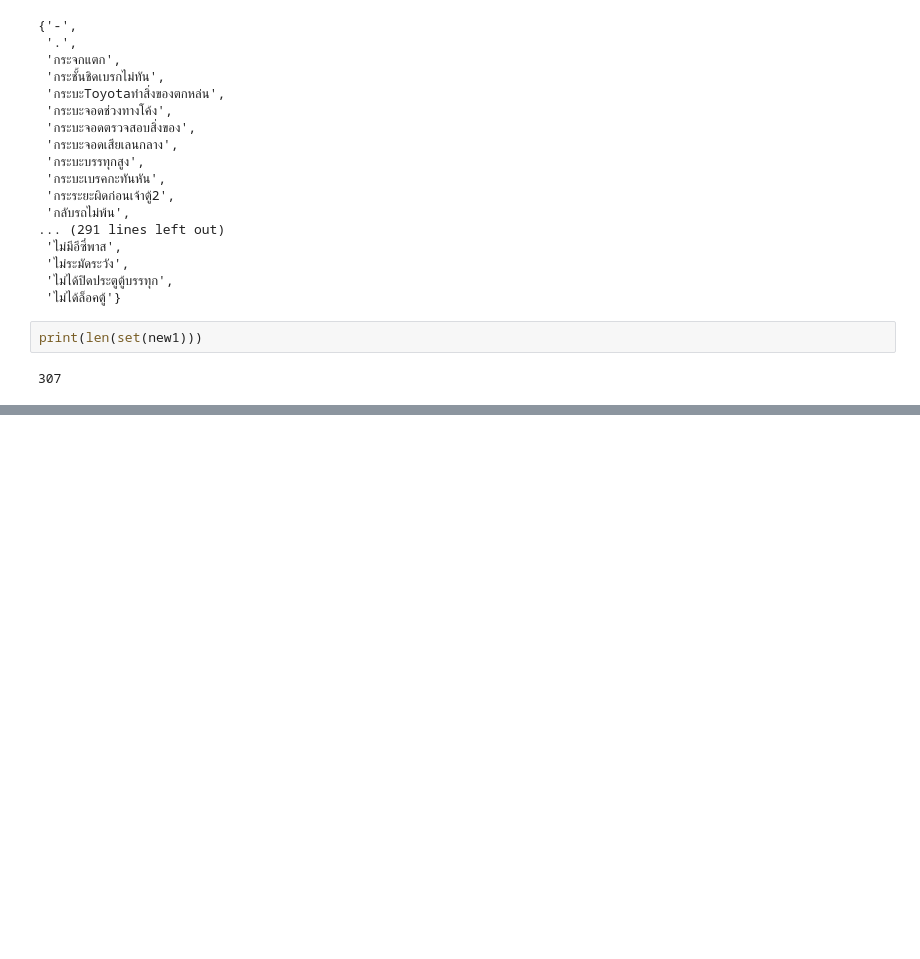
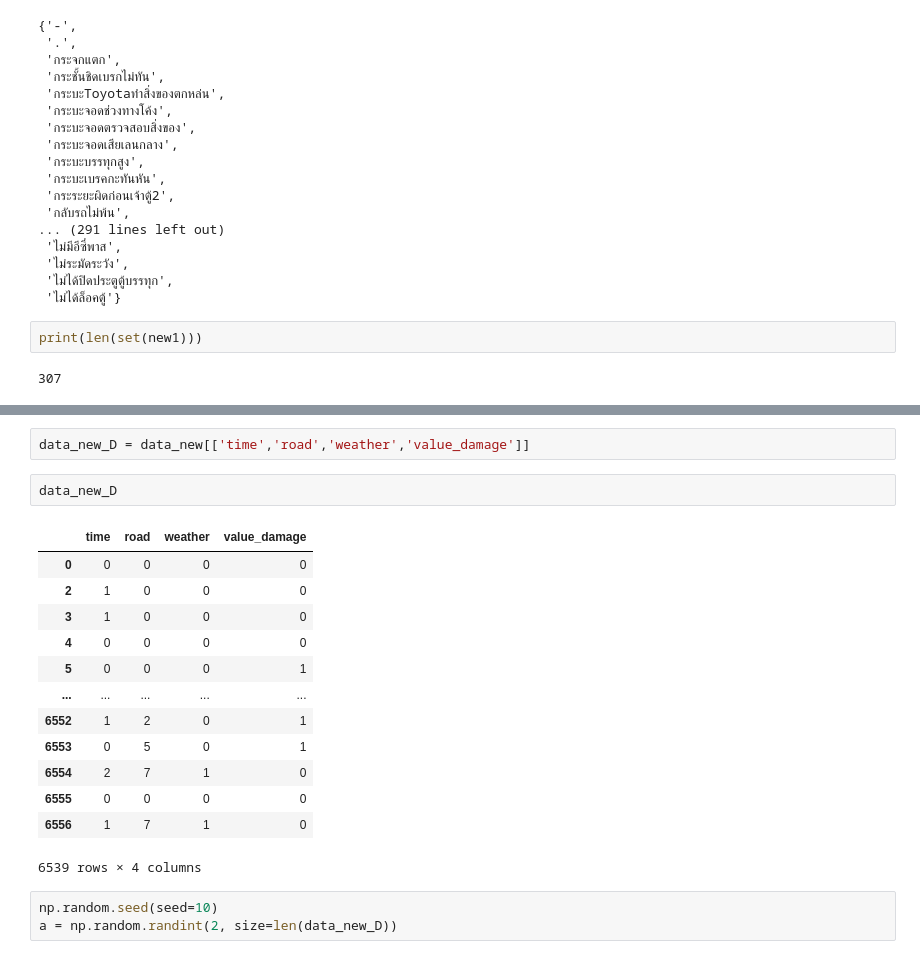
Before and after one commit to MOOwuttichai/project_dataWDkku, a Jupyter notebook: projectเเก้.ipynb, the cells around one changed output, grey strips where cells are left out. Drawn from its saved outputs; the diff is of its cells as text; blank space fills up the shorter version.

```diff
--- a/projectเเก้.ipynb
+++ b/projectเเก้.ipynb
@@ -378,0 +456,21 @@ len({'ขับรถในระยะกระชันชิด':'ขับ
+# %%
+data_new_D = data_new[['time','road','weather','value_damage']]
+# %%
+data_new_D
+# %% [output]
+|  | time | road | weather | value_damage |
+| 0 | 0 | 0 | 0 | 0 |
+| 2 | 1 | 0 | 0 | 0 |
+| 3 | 1 | 0 | 0 | 0 |
+| 4 | 0 | 0 | 0 | 0 |
+| 5 | 0 | 0 | 0 | 1 |
+| ... | ... | ... | ... | ... |
+| 6552 | 1 | 2 | 0 | 1 |
+| 6553 | 0 | 5 | 0 | 1 |
+| 6554 | 2 | 7 | 1 | 0 |
+| 6555 | 0 | 0 | 0 | 0 |
+| 6556 | 1 | 7 | 1 | 0 |
+6539 rows × 4 columns
+# %%
+np.random.seed(seed=10)
+a = np.random.randint(2, size=len(data_new_D))
```
Also changed, not shown: parts of 24 cells of this notebook.
